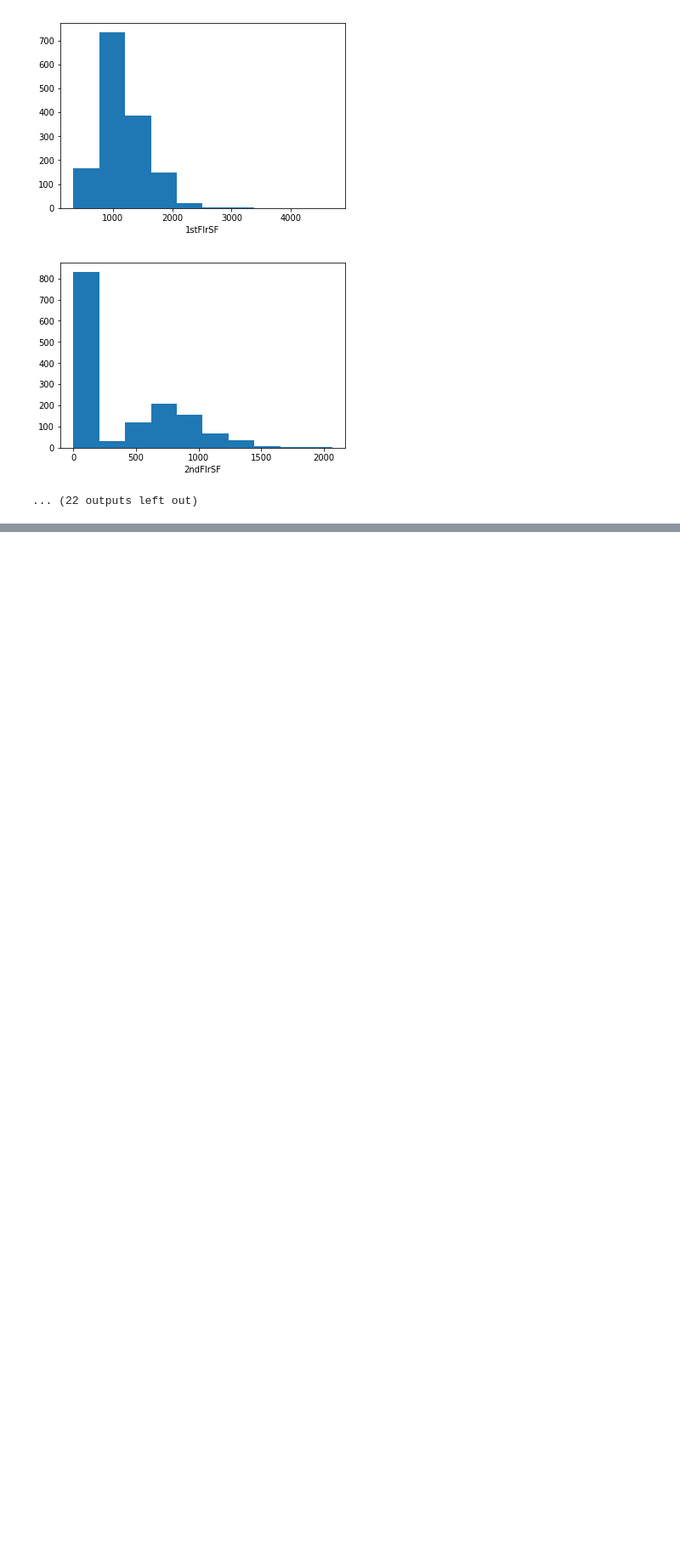
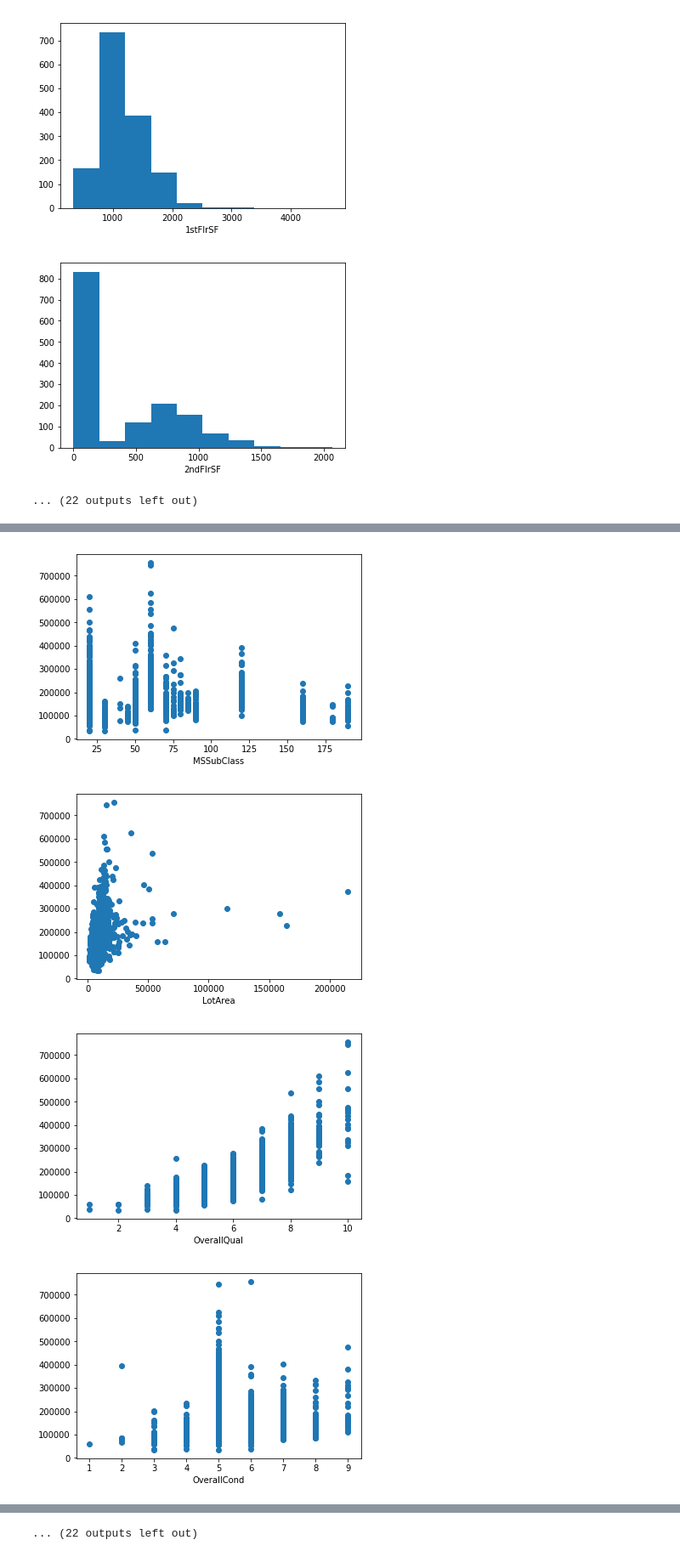
Before and after one commit to trangithub/House-price-prediction, a Jupyter notebook: Capstone project 1.ipynb, the cells around one changed output, grey strips where cells are left out. Shown: that part at 85% size. Cells and saved outputs as stored; diff of their text form; code cells hidden in the pictures; blank space fills up the shorter version.

```diff
--- a/Capstone project 1.ipynb
+++ b/Capstone project 1.ipynb
@@ -31,0 +37,10 @@ for i in full_list:
+# %%
+for i in full_list:
+    plt.scatter(df[i],df['SalePrice'])
+    plt.xlabel(i)
+    plt.show()
+# %% [output]
+[figure, added]
+[figure, added]
+[figure, added]
+[figure, added]
@@ -31,0 +55 @@ for i in full_list:
+... (22 outputs left out)
```
Also changed, not shown: parts of 2 cells of this notebook.
